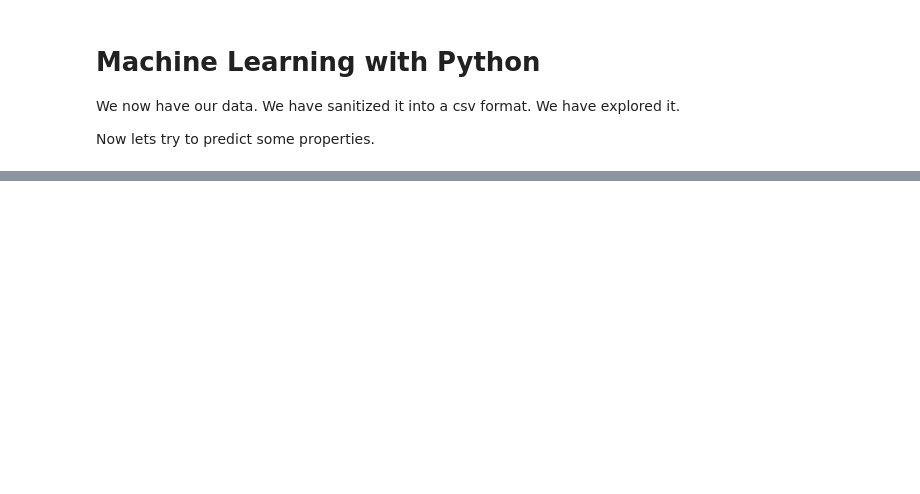
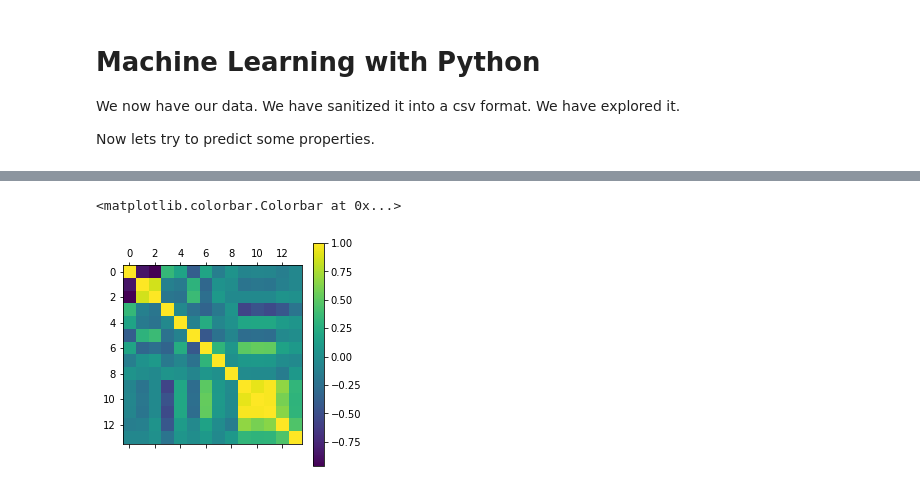
Before and after one commit to costrouc/mse-machinelearning-notebooks, a Jupyter notebook: notebooks/3-predicting-data.ipynb, the cells around one changed output, grey strips where cells are left out. Drawn from its saved outputs; the diff is of its cells as text; code cells hidden in the pictures; blank space fills up the shorter version.

```diff
--- a/notebooks/3-predicting-data.ipynb
+++ b/notebooks/3-predicting-data.ipynb
@@ -21,0 +42,6 @@ df.sample(5)
+# %%
+plt.matshow(df.corr())
+plt.colorbar()
+# %% [output]
+<matplotlib.colorbar.Colorbar at 0x...>
+[figure, added]
```
Also changed, not shown: parts of 11 cells of this notebook, 2 other files.
